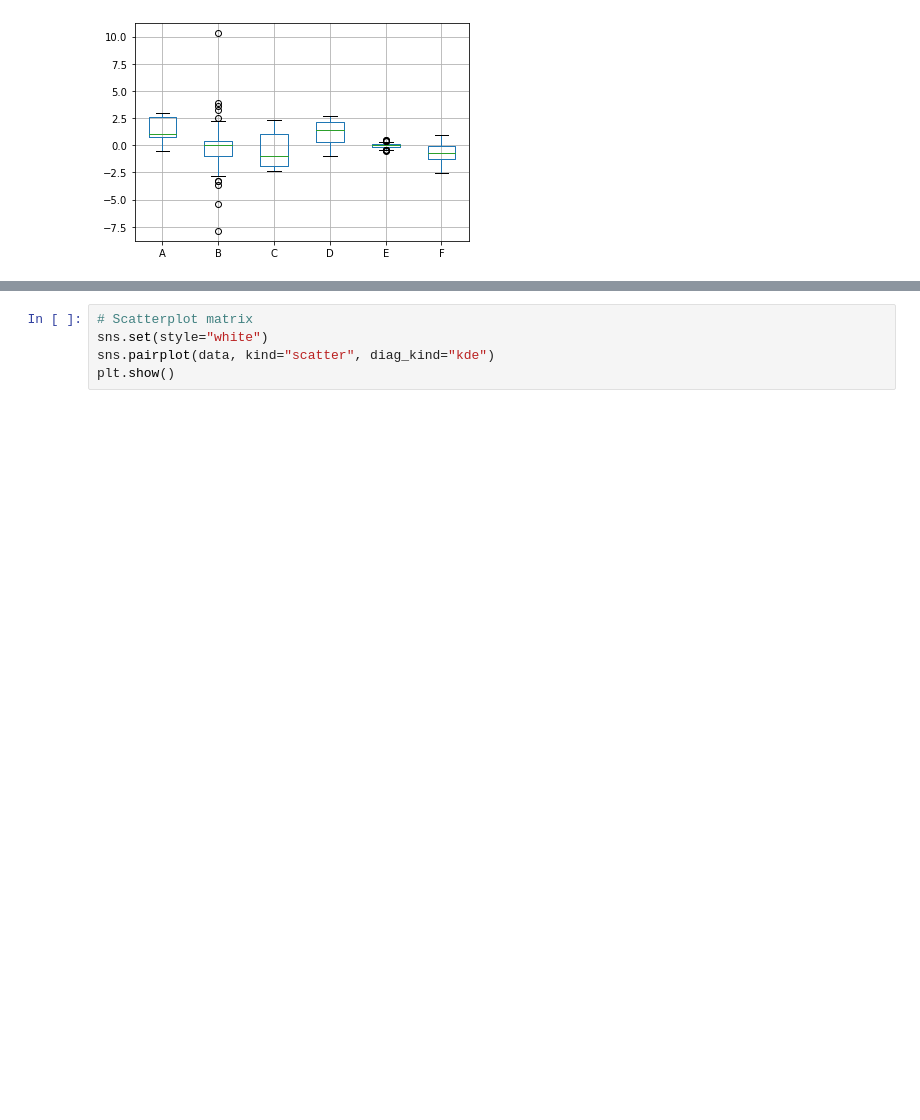
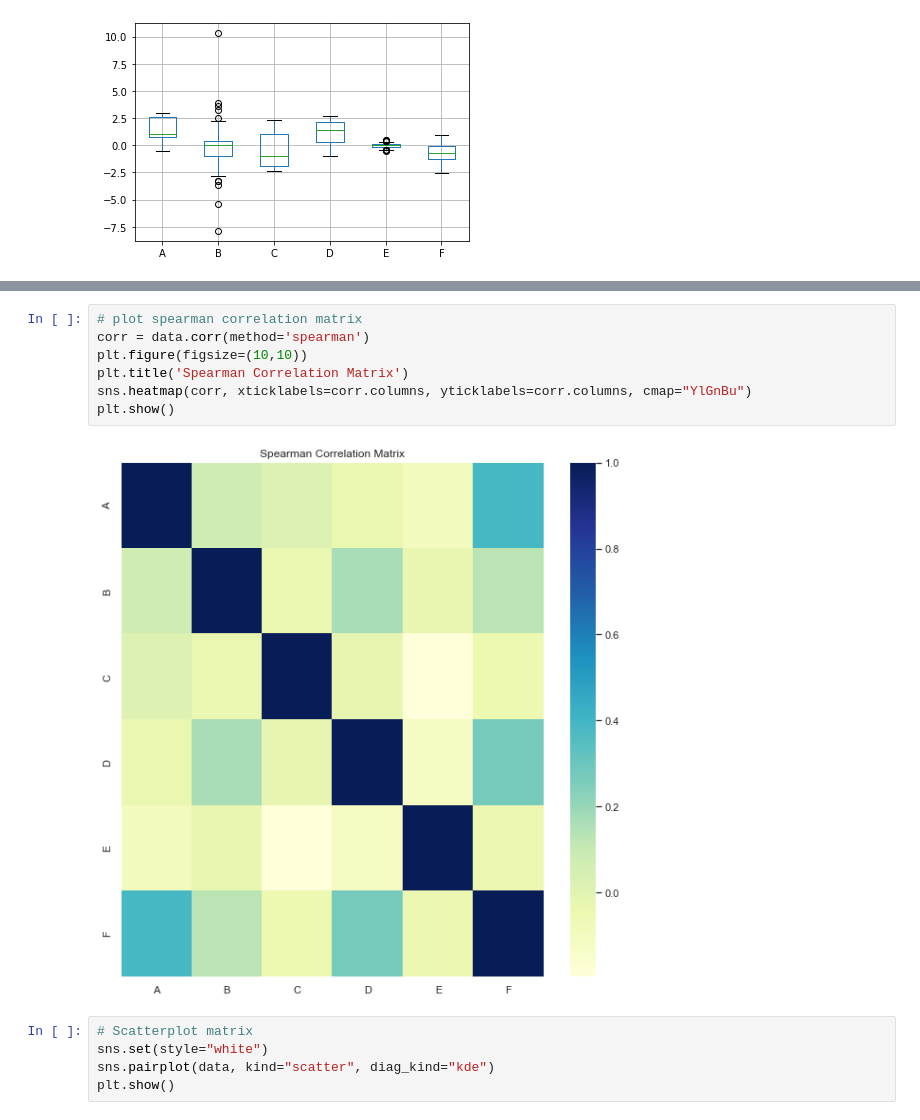
Before and after one commit to Maplewarrior/02463---Causality-project, a Jupyter notebook: 02463 Causality.ipynb, the cells around one changed output, grey strips where cells are left out. Cells and saved outputs as stored; diff of their text form; blank space fills up the shorter version.

Commit message:
Distribution plots and spearman correlation

```diff
--- a/02463 Causality.ipynb
+++ b/02463 Causality.ipynb
@@ -75,3 +76,12 @@ plt.show()
+# %%
+# plot spearman correlation matrix
+corr = data.corr(method='spearman')
+plt.figure(figsize=(10,10))
+plt.title('Spearman Correlation Matrix')
+sns.heatmap(corr, xticklabels=corr.columns, yticklabels=corr.columns, cmap="YlGnBu")
+plt.show()
+# %% [output]
+[figure, added]
 # %%
 # Scatterplot matrix
 sns.set(style="white")
```
Also changed, not shown: parts of 3 cells of this notebook.
